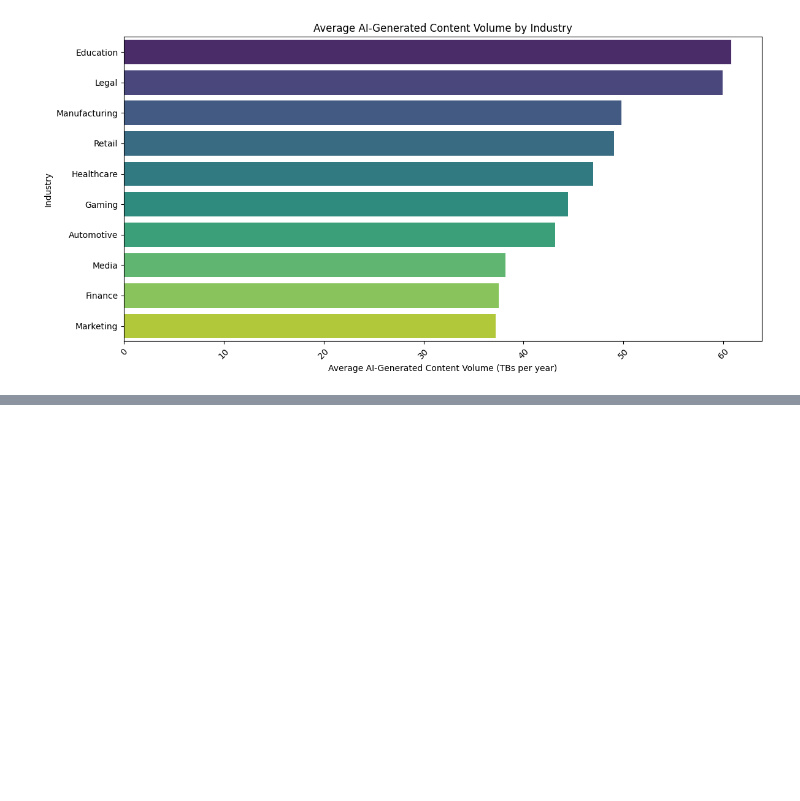
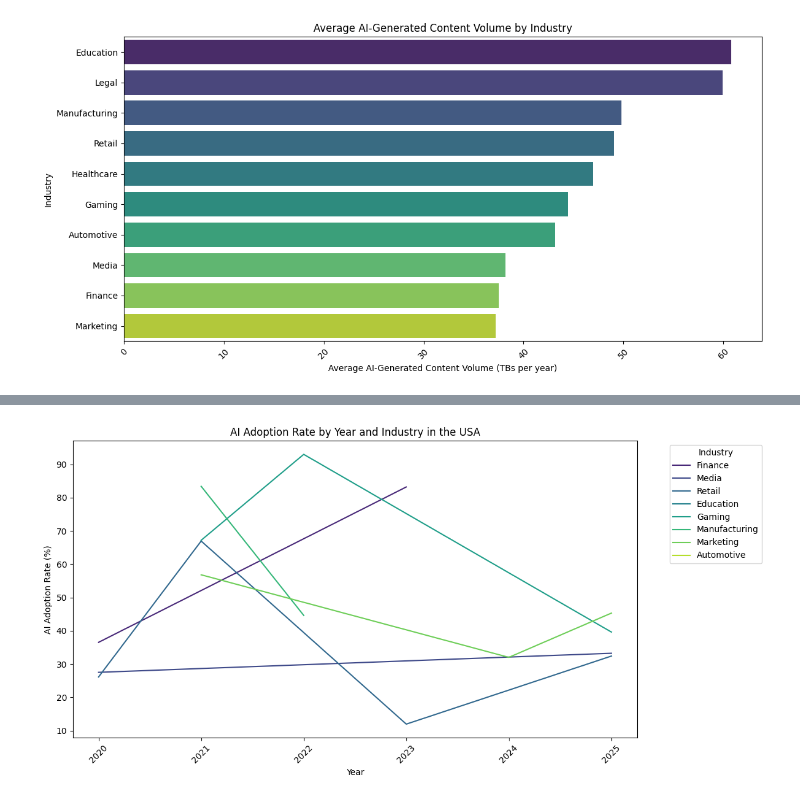
Before and after one commit to cesardushime/AI-Adoption-Job-Displacement-Analysis-2020-2025, a Jupyter notebook: ai_adoption_EDA.ipynb, the cells around one changed output, grey strips where cells are left out. Saved outputs shown, nothing was run; the diff lists cells and outputs as text; code cells hidden in the pictures; blank space fills up the shorter version.

```diff
--- a/ai_adoption_EDA.ipynb
+++ b/ai_adoption_EDA.ipynb
@@ -172,0 +237,18 @@ Passing `palette` without assigning `hue` is deprecated and will be removed in v
+# %%
+# AI adooption by industries is the USA over the years
+
+usa_ai_adoption_over_years = df[df['Country'] == 'USA'].groupby(['Year', 'Industry'])['AI Adoption Rate (%)'].mean().reset_index()
+usa_ai_adoption_over_years = usa_ai_adoption_over_years.sort_values(by='Year')
+
+# Plotting the AI Adoption Rate by Year and Industry in the USA
+plt.figure(figsize=(12, 6))
+sns.lineplot(x='Year', y='AI Adoption Rate (%)', hue='Industry', data=usa_ai_adoption_over_years, palette='viridis')
+plt.title('AI Adoption Rate by Year and Industry in the USA')
+plt.xlabel('Year')
+plt.ylabel('AI Adoption Rate (%)')
+plt.xticks(rotation=45, fontsize=10)
+plt.yticks(rotation=0, fontsize=10)
+plt.legend(title='Industry', bbox_to_anchor=(1.05, 1), loc='upper left')
+plt.tight_layout()
+# %% [output]
+[figure, added]
```
Also changed, not shown: parts of 6 cells of this notebook.
